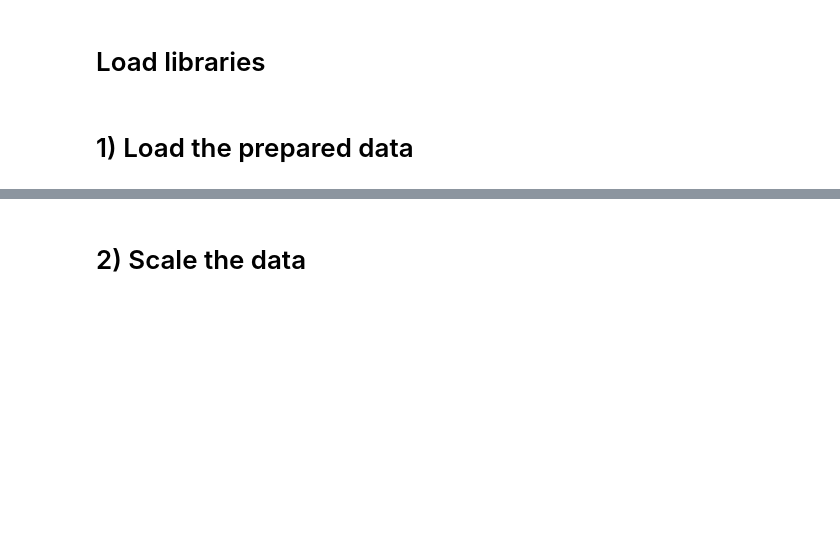
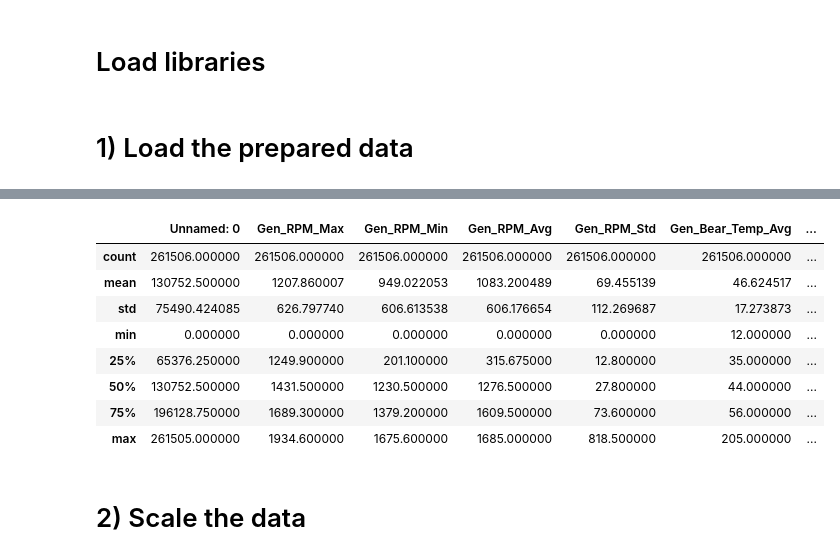
Before and after one commit to Sulles/WindFarmProject, a Jupyter notebook: JupyterNotebooks/4_Develop ML models and Validate the predictive strategy-checkpoint.ipynb, the cells around one changed output, grey strips where cells are left out. Cells and saved outputs as stored; diff of their text form; code cells hidden in the pictures; blank space fills up the shorter version.

```diff
--- a/JupyterNotebooks/4_Develop ML models and Validate the predictive strategy-checkpoint.ipynb
+++ b/JupyterNotebooks/4_Develop ML models and Validate the predictive strategy-checkpoint.ipynb
@@ -32,6 +33,18 @@ Data_tr.describe()
 | 50% | 130138.500000 | 1409.800000 | 1231.000000 | 1273.200000 | 28.500000 | 44.000000 | ... |
 | 75% | 195207.750000 | 1677.400000 | 1344.200000 | 1573.700000 | 70.900000 | 57.000000 | ... |
 | max | 260277.000000 | 2040.900000 | 1666.100000 | 1683.700000 | 823.200000 | 205.000000 | ... |
+# %%
+Data_ts.describe()
+# %% [output]
+|  | Unnamed: 0 | Gen_RPM_Max | Gen_RPM_Min | Gen_RPM_Avg | Gen_RPM_Std | Gen_Bear_Temp_Avg | ... |
+| count | 261506.000000 | 261506.000000 | 261506.000000 | 261506.000000 | 261506.000000 | 261506.000000 | ... |
+| mean | 130752.500000 | 1207.860007 | 949.022053 | 1083.200489 | 69.455139 | 46.624517 | ... |
+| std | 75490.424085 | 626.797740 | 606.613538 | 606.176654 | 112.269687 | 17.273873 | ... |
+| min | 0.000000 | 0.000000 | 0.000000 | 0.000000 | 0.000000 | 12.000000 | ... |
+| 25% | 65376.250000 | 1249.900000 | 201.100000 | 315.675000 | 12.800000 | 35.000000 | ... |
+| 50% | 130752.500000 | 1431.500000 | 1230.500000 | 1276.500000 | 27.800000 | 44.000000 | ... |
+| 75% | 196128.750000 | 1689.300000 | 1379.200000 | 1609.500000 | 73.600000 | 56.000000 | ... |
+| max | 261505.000000 | 1934.600000 | 1675.600000 | 1685.000000 | 818.500000 | 205.000000 | ... |
 # %% [markdown]
 # 2) Scale the data
 # %% [markdown]
```
Also changed, not shown: parts of 17 cells of this notebook, 1 other file.
